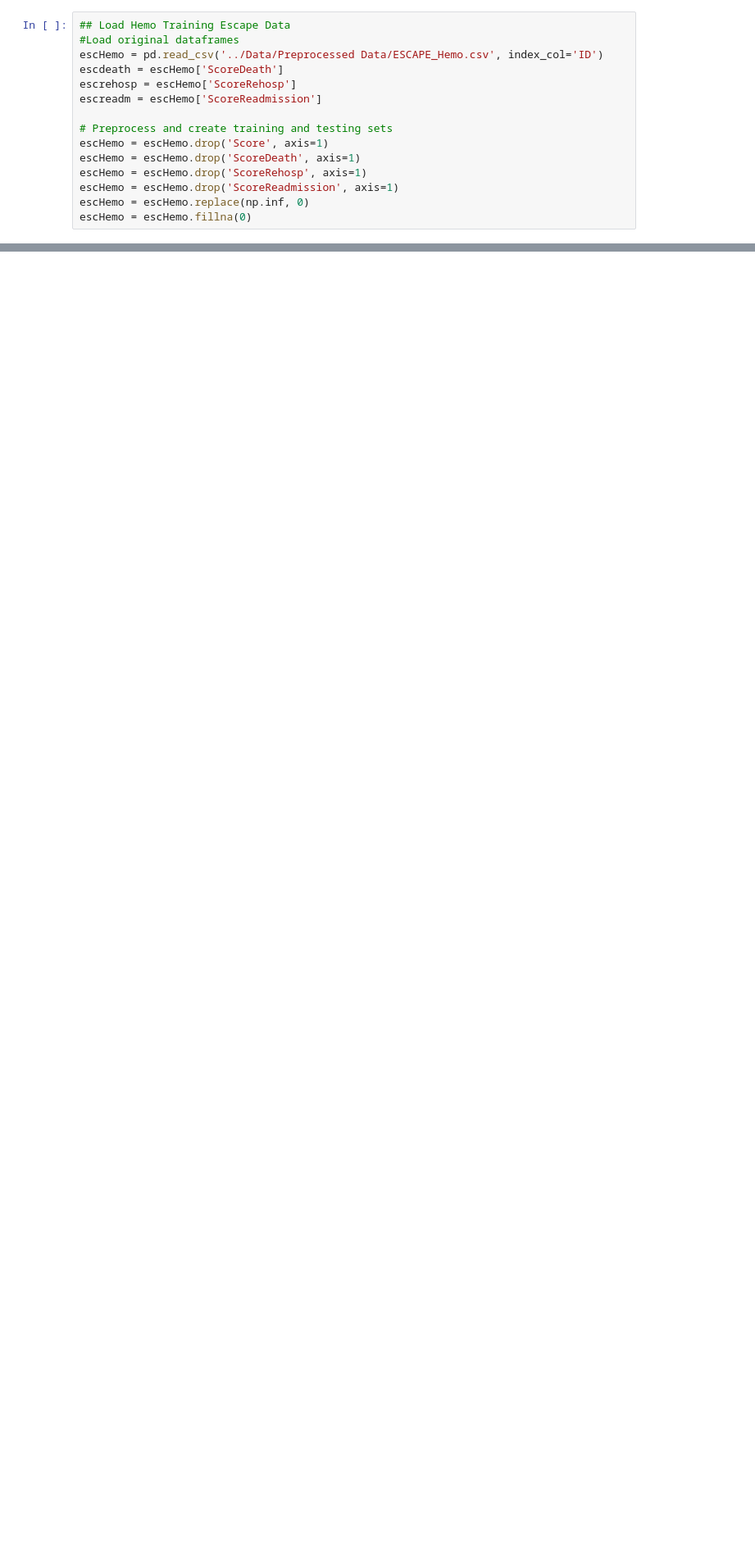
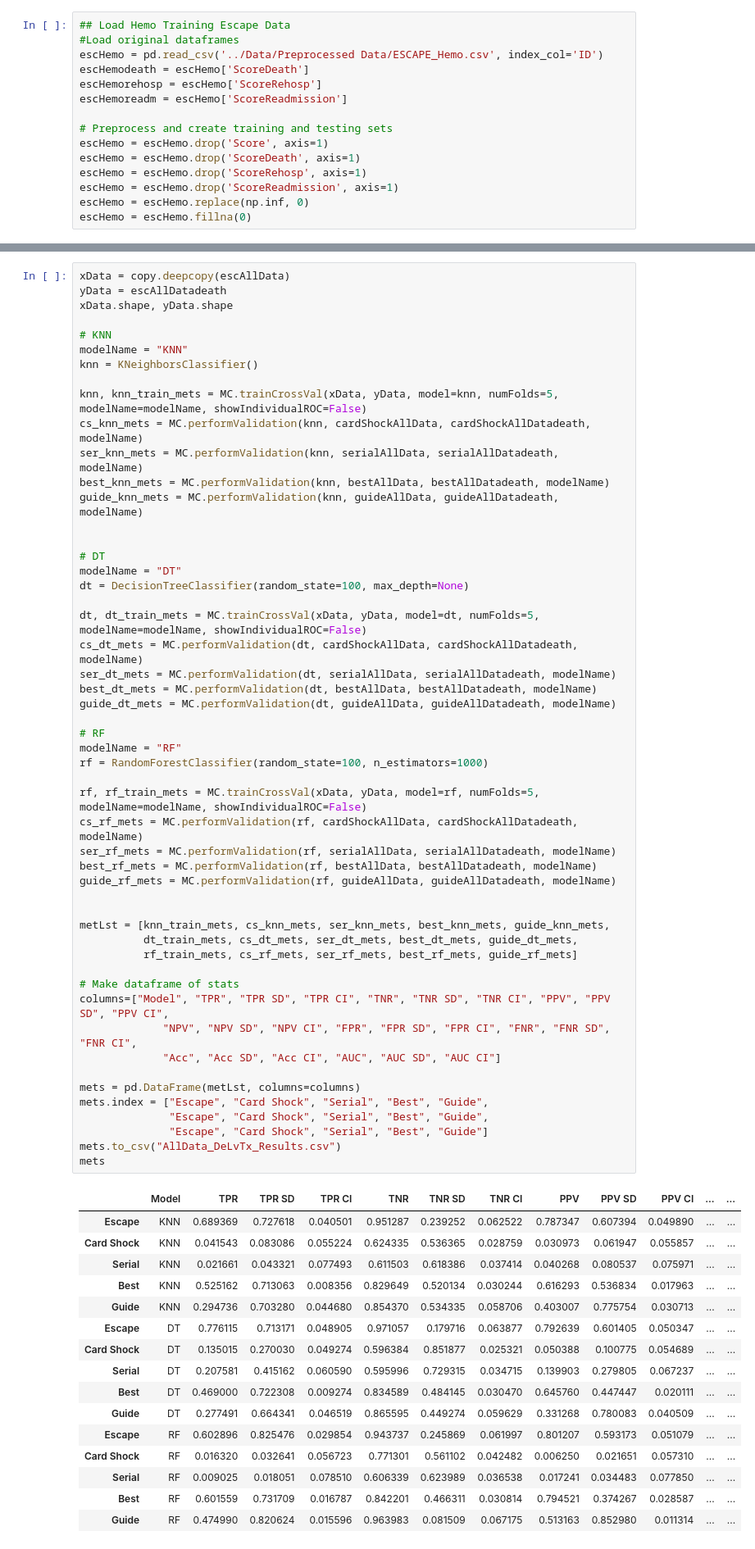
Before and after one commit to jozieLamp/CARNA, a Jupyter notebook: Model Comparison/Standard Model Comparisons.ipynb, the cells around one changed output, grey strips where cells are left out. Shown at 82% size. Drawn from its saved outputs; the diff is of its cells as text; blank space fills up the shorter version.

Commit message:
Model comparison results completed

```diff
--- a/Model Comparison/Standard Model Comparisons.ipynb
+++ b/Model Comparison/Standard Model Comparisons.ipynb
@@ -35,9 +32,9 @@ The autoreload extension is already loaded. To reload it, use:
 ## Load Hemo Training Escape Data
 #Load original dataframes
 escHemo = pd.read_csv('../Data/Preprocessed Data/ESCAPE_Hemo.csv', index_col='ID')
-escdeath = escHemo['ScoreDeath']
-escrehosp = escHemo['ScoreRehosp']
-escreadm = escHemo['ScoreReadmission']
+escHemodeath = escHemo['ScoreDeath']
+escHemorehosp = escHemo['ScoreRehosp']
+escHemoreadm = escHemo['ScoreReadmission']
 
 # Preprocess and create training and testing sets
 escHemo = escHemo.drop('Score', axis=1)
@@ -265,0 +295,69 @@ ValueError: The truth value of an array with more than one element is ambiguous.
+# %%
+xData = copy.deepcopy(escAllData)
+yData = escAllDatadeath
+xData.shape, yData.shape
+
+# KNN
+modelName = "KNN"
+knn = KNeighborsClassifier()
+
+knn, knn_train_mets = MC.trainCrossVal(xData, yData, model=knn, numFolds=5, modelName=modelName, showIndividualROC=False)
+cs_knn_mets = MC.performValidation(knn, cardShockAllData, cardShockAllDatadeath, modelName)
+ser_knn_mets = MC.performValidation(knn, serialAllData, serialAllDatadeath, modelName)
+best_knn_mets = MC.performValidation(knn, bestAllData, bestAllDatadeath, modelName)
+guide_knn_mets = MC.performValidation(knn, guideAllData, guideAllDatadeath, modelName)
+
+
+# DT
+modelName = "DT"
+dt = DecisionTreeClassifier(random_state=100, max_depth=None)
+
+dt, dt_train_mets = MC.trainCrossVal(xData, yData, model=dt, numFolds=5, modelName=modelName, showIndividualROC=False)
+cs_dt_mets = MC.performValidation(dt, cardShockAllData, cardShockAllDatadeath, modelName)
+ser_dt_mets = MC.performValidation(dt, serialAllData, serialAllDatadeath, modelName)
+best_dt_mets = MC.performValidation(dt, bestAllData, bestAllDatadeath, modelName)
+guide_dt_mets = MC.performValidation(dt, guideAllData, guideAllDatadeath, modelName)
+
+# RF
+modelName = "RF"
+rf = RandomForestClassifier(random_state=100, n_estimators=1000)
+
+rf, rf_train_mets = MC.trainCrossVal(xData, yData, model=rf, numFolds=5, modelName=modelName, showIndividualROC=False)
+cs_rf_mets = MC.performValidation(rf, cardShockAllData, cardShockAllDatadeath, modelName)
+ser_rf_mets = MC.performValidation(rf, serialAllData, serialAllDatadeath, modelName)
+best_rf_mets = MC.performValidation(rf, bestAllData, bestAllDatadeath, modelName)
+guide_rf_mets = MC.performValidation(rf, guideAllData, guideAllDatadeath, modelName)
+
+
+metLst = [knn_train_mets, cs_knn_mets, ser_knn_mets, best_knn_mets, guide_knn_mets,
+          dt_train_mets, cs_dt_mets, ser_dt_mets, best_dt_mets, guide_dt_mets,
+          rf_train_mets, cs_rf_mets, ser_rf_mets, best_rf_mets, guide_rf_mets]
+
+# Make dataframe of stats
+columns=["Model", "TPR", "TPR SD", "TPR CI", "TNR", "TNR SD", "TNR CI", "PPV", "PPV SD", "PPV CI",
+             "NPV", "NPV SD", "NPV CI", "FPR", "FPR SD", "FPR CI", "FNR", "FNR SD", "FNR CI",
+             "Acc", "Acc SD", "Acc CI", "AUC", "AUC SD", "AUC CI"]
+
+mets = pd.DataFrame(metLst, columns=columns)
+mets.index = ["Escape", "Card Shock", "Serial", "Best", "Guide",
+              "Escape", "Card Shock", "Serial", "Best", "Guide",
+              "Escape", "Card Shock", "Serial", "Best", "Guide"]
+mets.to_csv("AllData_DeLvTx_Results.csv")
+mets
+# %% [output]
+|  | Model | TPR | TPR SD | TPR CI | TNR | TNR SD | TNR CI | PPV | PPV SD | PPV CI | ... | ... |
+| Escape | KNN | 0.689369 | 0.727618 | 0.040501 | 0.951287 | 0.239252 | 0.062522 | 0.787347 | 0.607394 | 0.049890 | ... | ... |
+| Card Shock | KNN | 0.041543 | 0.083086 | 0.055224 | 0.624335 | 0.536365 | 0.028759 | 0.030973 | 0.061947 | 0.055857 | ... | ... |
+| Serial | KNN | 0.021661 | 0.043321 | 0.077493 | 0.611503 | 0.618386 | 0.037414 | 0.040268 | 0.080537 | 0.075971 | ... | ... |
+| Best | KNN | 0.525162 | 0.713063 | 0.008356 | 0.829649 | 0.520134 | 0.030244 | 0.616293 | 0.536834 | 0.017963 | ... | ... |
+| Guide | KNN | 0.294736 | 0.703280 | 0.044680 | 0.854370 | 0.534335 | 0.058706 | 0.403007 | 0.775754 | 0.030713 | ... | ... |
+| Escape | DT | 0.776115 | 0.713171 | 0.048905 | 0.971057 | 0.179716 | 0.063877 | 0.792639 | 0.601405 | 0.050347 | ... | ... |
+| Card Shock | DT | 0.135015 | 0.270030 | 0.049274 | 0.596384 | 0.851877 | 0.025321 | 0.050388 | 0.100775 | 0.054689 | ... | ... |
+| Serial | DT | 0.207581 | 0.415162 | 0.060590 | 0.595996 | 0.729315 | 0.034715 | 0.139903 | 0.279805 | 0.067237 | ... | ... |
+| Best | DT | 0.469000 | 0.722308 | 0.009274 | 0.834589 | 0.484145 | 0.030470 | 0.645760 | 0.447447 | 0.020111 | ... | ... |
+| Guide | DT | 0.277491 | 0.664341 | 0.046519 | 0.865595 | 0.449274 | 0.059629 | 0.331268 | 0.780083 | 0.040509 | ... | ... |
+| Escape | RF | 0.602896 | 0.825476 | 0.029854 | 0.943737 | 0.245869 | 0.061997 | 0.801207 | 0.593173 | 0.051079 | ... | ... |
+| Card Shock | RF | 0.016320 | 0.032641 | 0.056723 | 0.771301 | 0.561102 | 0.042482 | 0.006250 | 0.021651 | 0.057310 | ... | ... |
+| Serial | RF | 0.009025 | 0.018051 | 0.078510 | 0.606339 | 0.623989 | 0.036538 | 0.017241 | 0.034483 | 0.077850 | ... | ... |
+| Best | RF | 0.601559 | 0.731709 | 0.016787 | 0.842201 | 0.466311 | 0.030814 | 0.794521 | 0.374267 | 0.028587 | ... | ... |
+| Guide | RF | 0.474990 | 0.820624 | 0.015596 | 0.963983 | 0.081509 | 0.067175 | 0.513163 | 0.852980 | 0.011314 | ... | ... |
```
Also changed, not shown: parts of 21 cells of this notebook, 7 other files.
